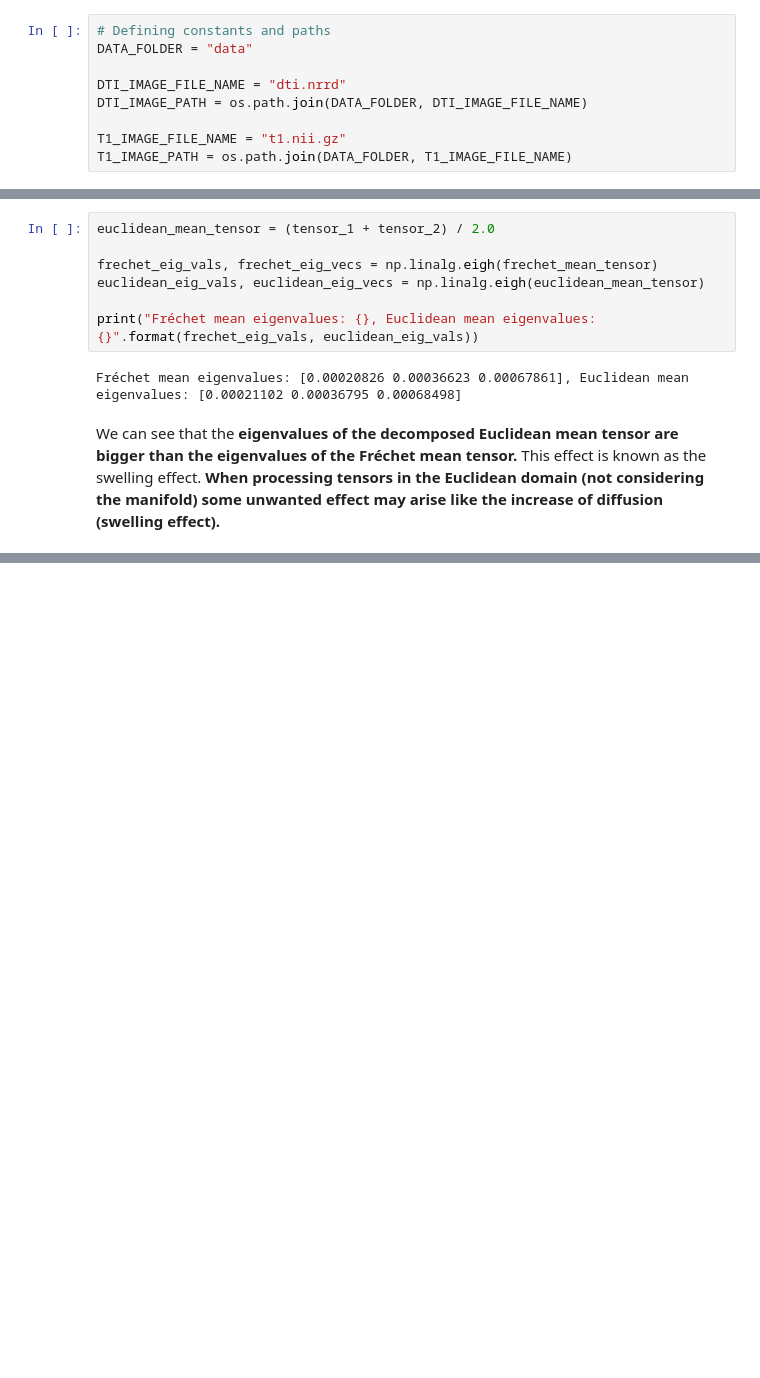
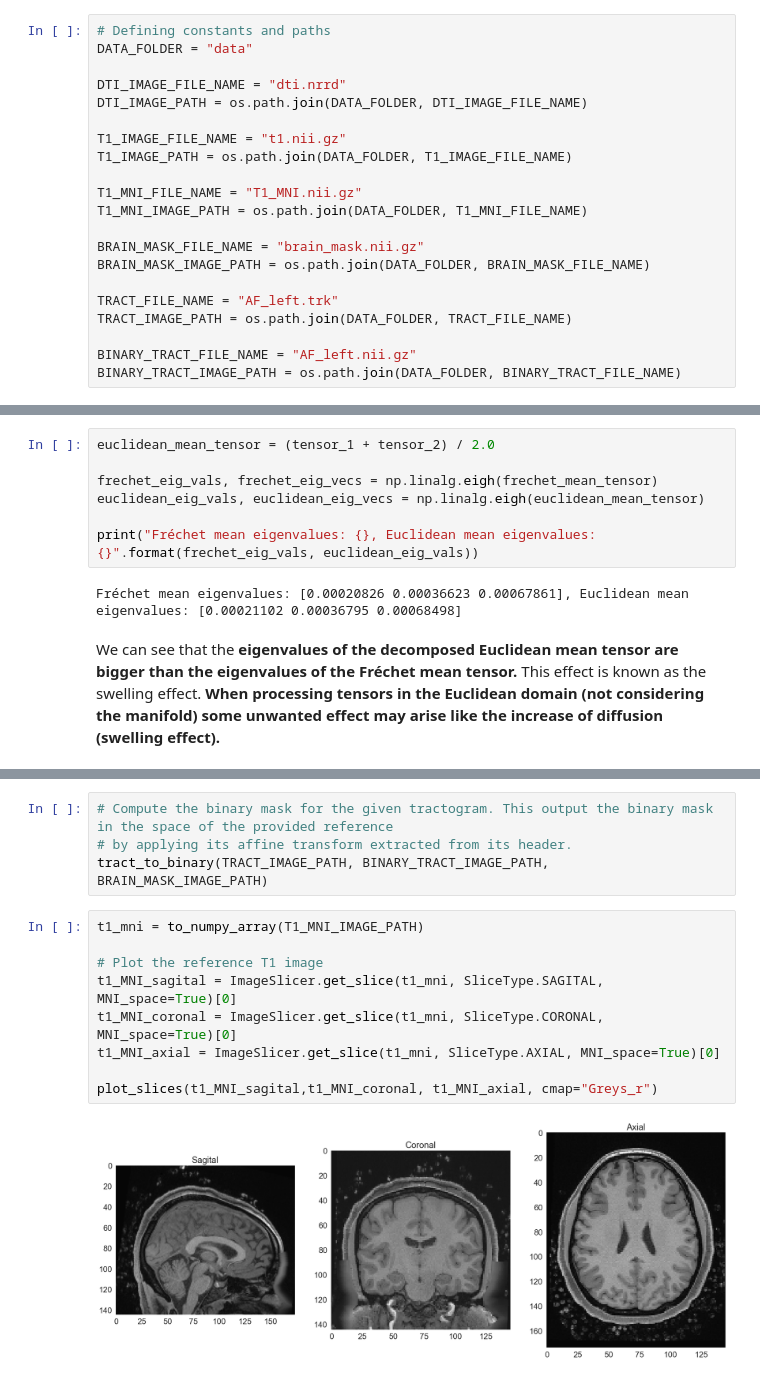
Before and after one commit to banctilrobitaille/LogEuclidean-Intro, a Jupyter notebook: LogEuclideanIntro.ipynb, the cells around one changed output, grey strips where cells are left out. Drawn from its saved outputs; the diff is of its cells as text; blank space fills up the shorter version.

```diff
--- a/LogEuclideanIntro.ipynb
+++ b/LogEuclideanIntro.ipynb
@@ -25,6 +26,18 @@ DTI_IMAGE_PATH = os.path.join(DATA_FOLDER, DTI_IMAGE_FILE_NAME)
 
 T1_IMAGE_FILE_NAME = "t1.nii.gz"
 T1_IMAGE_PATH = os.path.join(DATA_FOLDER, T1_IMAGE_FILE_NAME)
+
+T1_MNI_FILE_NAME = "T1_MNI.nii.gz"
+T1_MNI_IMAGE_PATH = os.path.join(DATA_FOLDER, T1_MNI_FILE_NAME)
+
+BRAIN_MASK_FILE_NAME = "brain_mask.nii.gz"
+BRAIN_MASK_IMAGE_PATH = os.path.join(DATA_FOLDER, BRAIN_MASK_FILE_NAME)
+
+TRACT_FILE_NAME = "AF_left.trk"
+TRACT_IMAGE_PATH = os.path.join(DATA_FOLDER, TRACT_FILE_NAME)
+
+BINARY_TRACT_FILE_NAME = "AF_left.nii.gz"
+BINARY_TRACT_IMAGE_PATH = os.path.join(DATA_FOLDER, BINARY_TRACT_FILE_NAME)
 # %% [markdown]
 # DTI in a Nutshell
 
@@ -375,0 +412,15 @@ We can see that the **eigenvalues of the decomposed Euclidean mean tensor are bi
+# %%
+# Compute the binary mask for the given tractogram. This output the binary mask in the space of the provided reference
+# by applying its affine transform extracted from its header.
+tract_to_binary(TRACT_IMAGE_PATH, BINARY_TRACT_IMAGE_PATH, BRAIN_MASK_IMAGE_PATH)
+# %%
+t1_mni = to_numpy_array(T1_MNI_IMAGE_PATH)
+
+# Plot the reference T1 image
+t1_MNI_sagital = ImageSlicer.get_slice(t1_mni, SliceType.SAGITAL, MNI_space=True)[0]
+t1_MNI_coronal = ImageSlicer.get_slice(t1_mni, SliceType.CORONAL, MNI_space=True)[0]
+t1_MNI_axial = ImageSlicer.get_slice(t1_mni, SliceType.AXIAL, MNI_space=True)[0]
+
+plot_slices(t1_MNI_sagital,t1_MNI_coronal, t1_MNI_axial, cmap="Greys_r")
+# %% [output]
+[figure, added]
```
Also changed, not shown: parts of 7 cells of this notebook, 6 other files.
